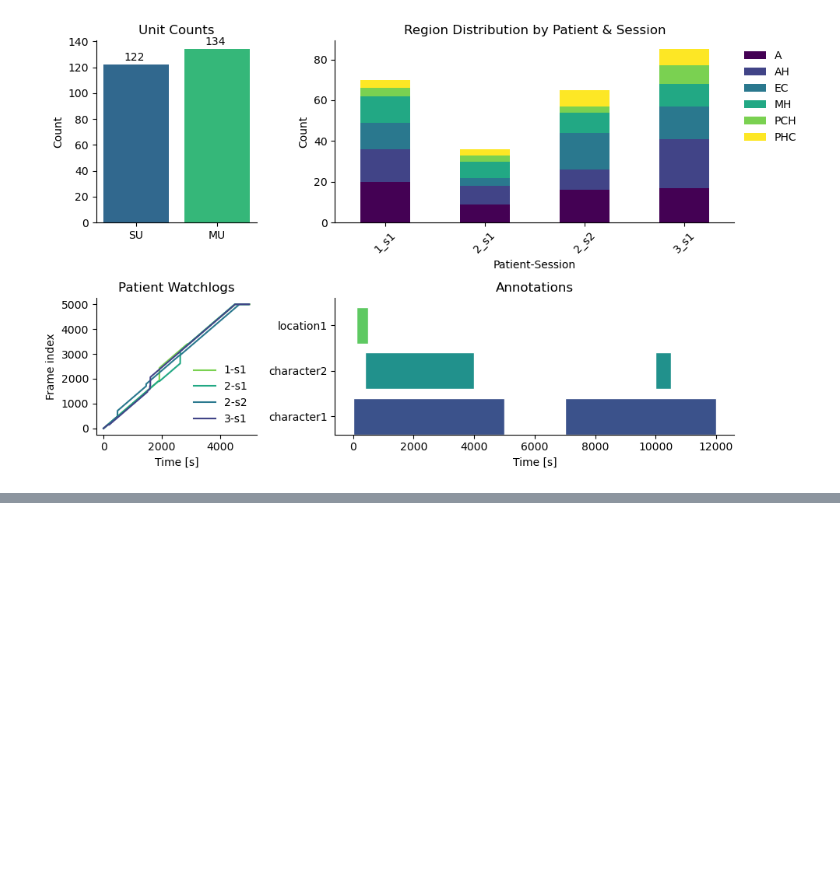
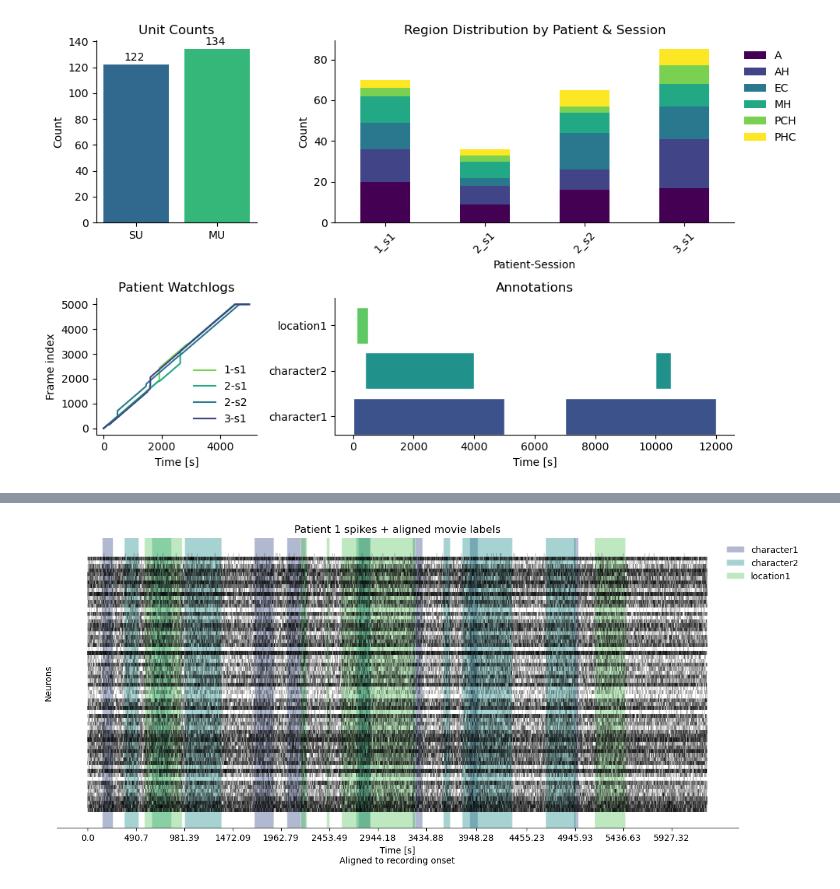
Before and after one commit to mackelab/epiphyte, a Jupyter notebook: docs/tutorials/6. Develop an analysis workflow.ipynb, the cells around one changed output, grey strips where cells are left out. Cells and saved outputs as stored; diff of their text form; code cells hidden in the pictures; blank space fills up the shorter version.

```diff
--- a/docs/tutorials/6. Develop an analysis workflow.ipynb
+++ b/docs/tutorials/6. Develop an analysis workflow.ipynb
@@ -165,0 +183,48 @@ plt.show()
+# %%
+patient_id = 1
+session_nr = 1
+# %%
+patient_spikes = (SpikeData & f"patient_id={patient_id}" & f"session_nr={session_nr}").fetch("spike_times")
+
+rectime = get_patient_neural_rectime(patient_id, session_nr)
+
+fig, ax = plt.subplots(1,1,figsize=(14, 6))
+ax.eventplot(patient_spikes, lw=0.2, color="black")
+
+colors = sns.color_palette("viridis",  n_colors=3)
+
+for i, label_name in enumerate(MovieAnnotation.fetch("label_name")):
+    values, starts, stops = get_patient_aligned_label_info(patient_id, session_nr, label_name)
+    c = 0
+    for start, stop, value in zip(starts, stops, values):
+        if c == 0:
+            label_name = label_name
+        else:
+            label_name = None
+        if value:
+            ax.axvspan(
+                xmin=start,
+                xmax=stop,
+                ymin=0,
+                ymax=len(patient_spikes)-5,
+                facecolor=colors[i],
+                alpha=0.4,
+                edgecolor='white',
+                label=label_name
+            )
+            c += 1
+
+ax.set_xticks(rectime[::10_000])
+ax.set_xticklabels(((rectime[::10_000] - rectime[0]) / 1000).round(2))
+ax.set_yticks([])
+
+ax.set_xlabel("Time [s]\nAligned to recording onset")
+ax.set_ylabel("Neurons")
+ax.set_title("Patient 1 spikes + aligned movie labels")
+
+ax.legend(frameon=False, bbox_transform=ax.transAxes, bbox_to_anchor = [1.1,1])
+
+sns.despine(left=True)
+plt.show()
+# %% [output]
+[figure, added]
```
Also changed, not shown: parts of 9 cells of this notebook.
